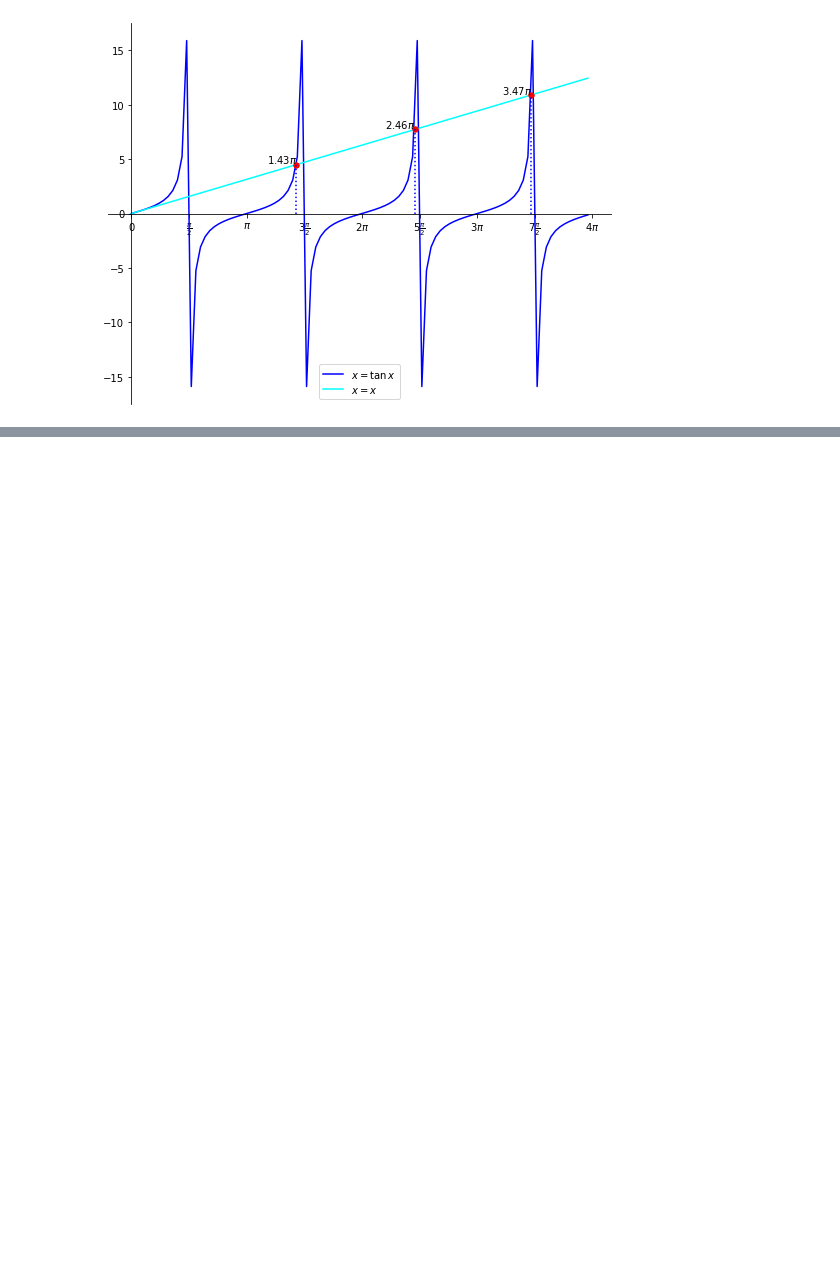
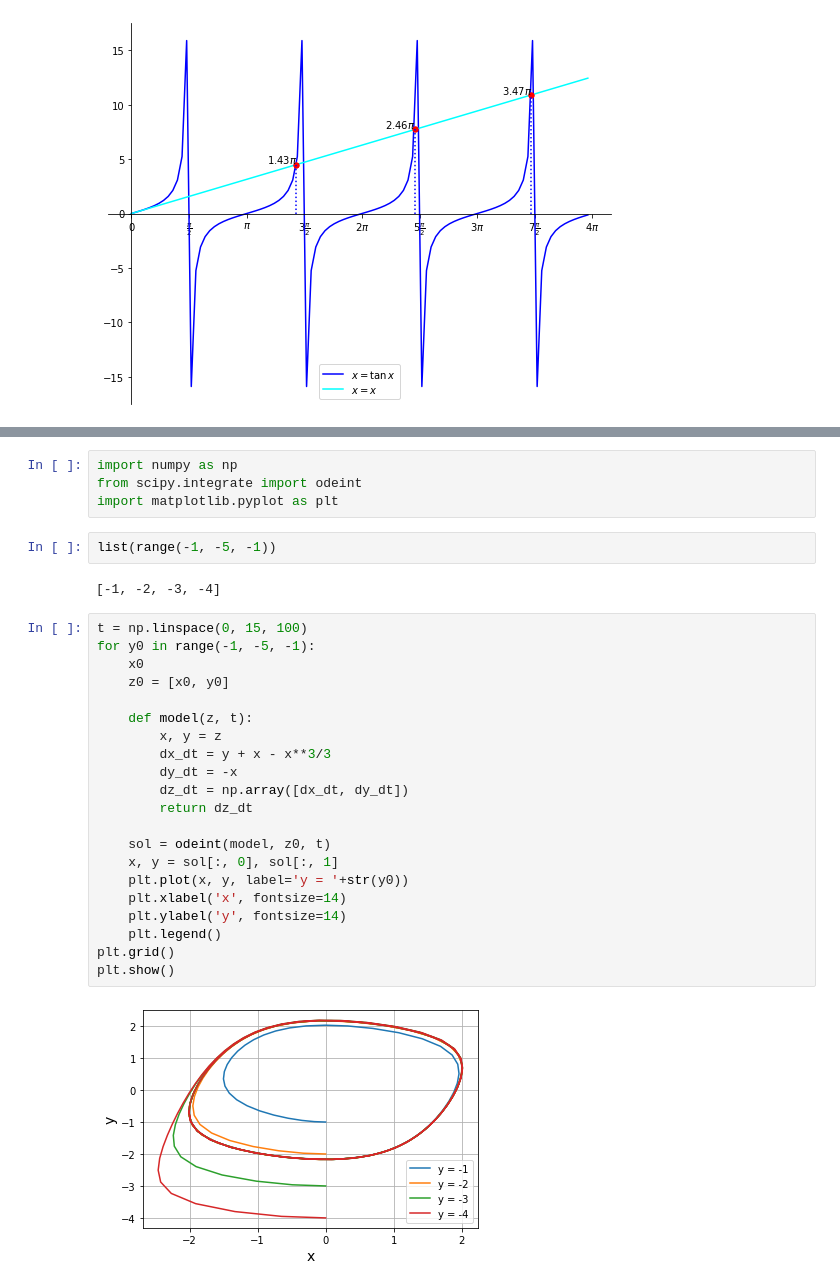
Before and after one commit to SubirSarkar2021/compulab.github.io, a Jupyter notebook: source/sem1(1).ipynb, the cells around one changed output, grey strips where cells are left out. Saved outputs shown, nothing was run; the diff lists cells and outputs as text; blank space fills up the shorter version.

```diff
--- a/source/sem1(1).ipynb
+++ b/source/sem1(1).ipynb
@@ -508,0 +522,31 @@ plt.show()
+# %%
+import numpy as np
+from scipy.integrate import odeint
+import matplotlib.pyplot as plt
+# %%
+list(range(-1, -5, -1))
+# %% [output]
+[-1, -2, -3, -4]
+# %%
+t = np.linspace(0, 15, 100)
+for y0 in range(-1, -5, -1):
+    x0
+    z0 = [x0, y0]
+
+    def model(z, t):
+        x, y = z
+        dx_dt = y + x - x**3/3
+        dy_dt = -x
+        dz_dt = np.array([dx_dt, dy_dt])
+        return dz_dt
+
+    sol = odeint(model, z0, t)
+    x, y = sol[:, 0], sol[:, 1]
+    plt.plot(x, y, label='y = '+str(y0))
+    plt.xlabel('x', fontsize=14)
+    plt.ylabel('y', fontsize=14)
+    plt.legend()
+plt.grid()
+plt.show()
+# %% [output]
+[figure, added]
```
Also changed, not shown: parts of 9 cells of this notebook, 14 other files.
